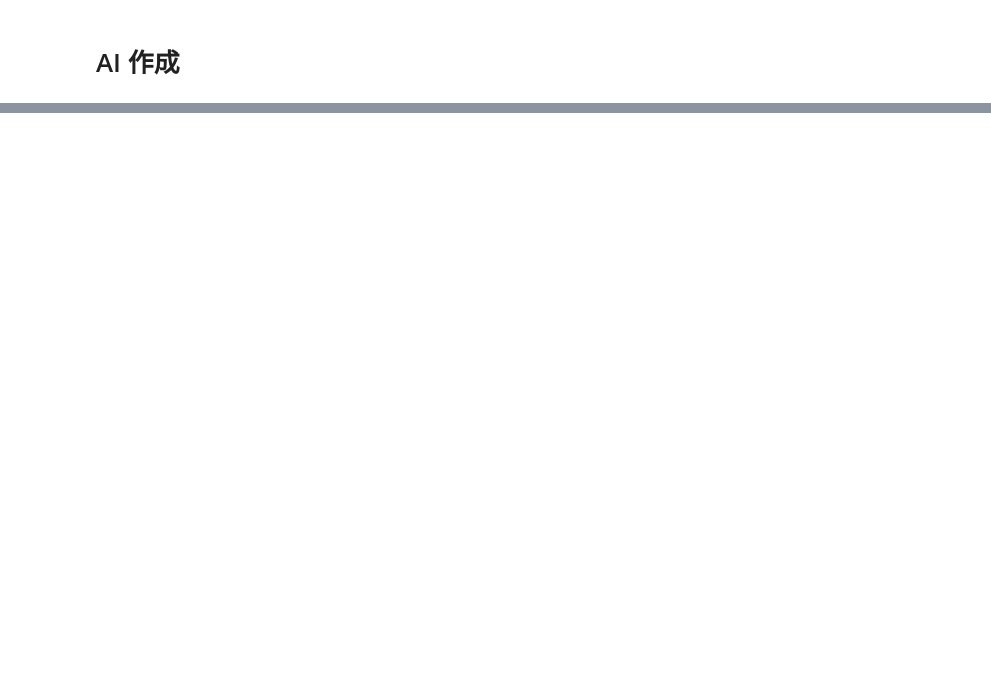
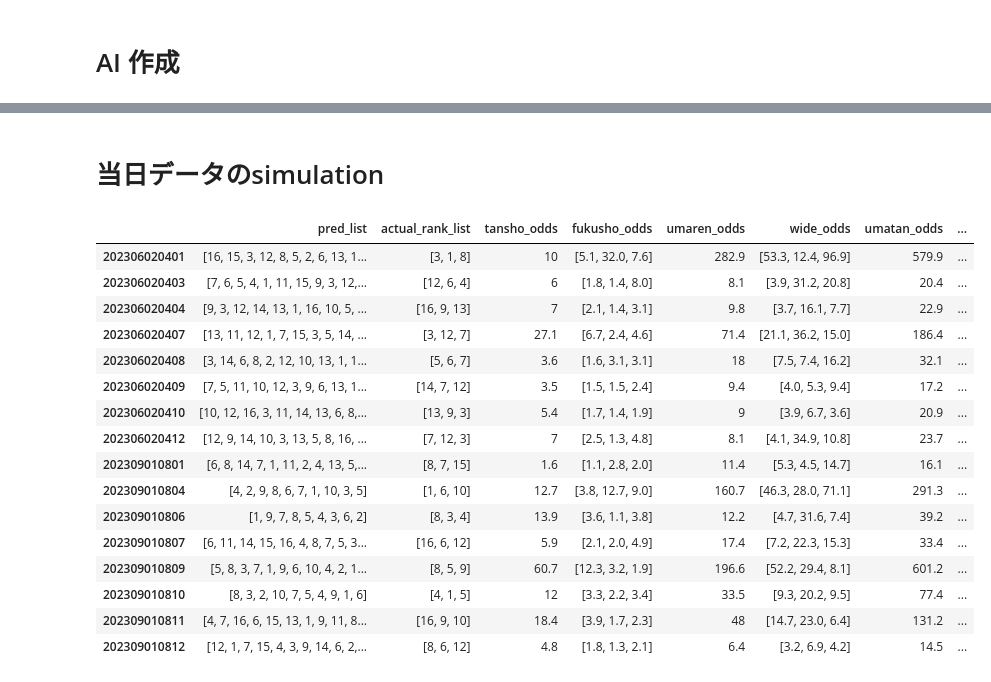
Before and after one commit to yodarjeering/horse_tmp, a Jupyter notebook: main.ipynb, the cells around one changed output, grey strips where cells are left out. Cells and saved outputs as stored; diff of their text form; code cells hidden in the pictures; blank space fills up the shorter version.

```diff
--- a/main.ipynb
+++ b/main.ipynb
@@ -780,0 +873,2 @@ print(importances.sort_values('importances', ascending=False)[:30])
+# %%
+target_race_id_list, target_race_time_list = prepare.scrape_race_id_race_time_list('20230305')
@@ -780,0 +882,16 @@ print(importances.sort_values('importances', ascending=False)[:30])
+# %%
+# -------データマージ
+data_merger = preprocess.DataMerger(
+    race_results_processor,
+    horse_results_processor,
+    peds_processor
+)
+data_merger.merge()
+
+# -------訓練データ作成
+make_train_data = preprocess.MakeTrainData(data_merger)
+make_train_data.categorize_id()
+make_train_data.categorize_peds()
+make_train_data.dumminize()
+make_train_data.add_date_cosin()
+processed_df = make_train_data.get_processed_df()
@@ -780,0 +1058,32 @@ print(importances.sort_values('importances', ascending=False)[:30])
+# %% [markdown]
+# 当日データのsimulation
+# %%
+#------エラーでたrace対策
+target_race_id_list = []
+for data_c in data_c_list:
+    race_id = data_c.index[0]
+    target_race_id_list.append(race_id)
+# %%
+ts = simulator.TodaySimulator(lgb_rank)
+return_table_today = ts.return_table_today(target_race_id_list)
+result_df_today_rank = ts.get_result_df(data_c_list, return_table_today, target_race_id_list)
+# %%
+result_df_today_rank
+# %% [output]
+|  | pred_list | actual_rank_list | tansho_odds | fukusho_odds | umaren_odds | wide_odds | umatan_odds | ... |
+| 202306020401 | [16, 15, 3, 12, 8, 5, 2, 6, 13, 1... | [3, 1, 8] | 10 | [5.1, 32.0, 7.6] | 282.9 | [53.3, 12.4, 96.9] | 579.9 | ... |
+| 202306020403 | [7, 6, 5, 4, 1, 11, 15, 9, 3, 12,... | [12, 6, 4] | 6 | [1.8, 1.4, 8.0] | 8.1 | [3.9, 31.2, 20.8] | 20.4 | ... |
+| 202306020404 | [9, 3, 12, 14, 13, 1, 16, 10, 5, ... | [16, 9, 13] | 7 | [2.1, 1.4, 3.1] | 9.8 | [3.7, 16.1, 7.7] | 22.9 | ... |
+| 202306020407 | [13, 11, 12, 1, 7, 15, 3, 5, 14, ... | [3, 12, 7] | 27.1 | [6.7, 2.4, 4.6] | 71.4 | [21.1, 36.2, 15.0] | 186.4 | ... |
+| 202306020408 | [3, 14, 6, 8, 2, 12, 10, 13, 1, 1... | [5, 6, 7] | 3.6 | [1.6, 3.1, 3.1] | 18 | [7.5, 7.4, 16.2] | 32.1 | ... |
+| 202306020409 | [7, 5, 11, 10, 12, 3, 9, 6, 13, 1... | [14, 7, 12] | 3.5 | [1.5, 1.5, 2.4] | 9.4 | [4.0, 5.3, 9.4] | 17.2 | ... |
+| 202306020410 | [10, 12, 16, 3, 11, 14, 13, 6, 8,... | [13, 9, 3] | 5.4 | [1.7, 1.4, 1.9] | 9 | [3.9, 6.7, 3.6] | 20.9 | ... |
+| 202306020412 | [12, 9, 14, 10, 3, 13, 5, 8, 16, ... | [7, 12, 3] | 7 | [2.5, 1.3, 4.8] | 8.1 | [4.1, 34.9, 10.8] | 23.7 | ... |
+| 202309010801 | [6, 8, 14, 7, 1, 11, 2, 4, 13, 5,... | [8, 7, 15] | 1.6 | [1.1, 2.8, 2.0] | 11.4 | [5.3, 4.5, 14.7] | 16.1 | ... |
+| 202309010804 | [4, 2, 9, 8, 6, 7, 1, 10, 3, 5] | [1, 6, 10] | 12.7 | [3.8, 12.7, 9.0] | 160.7 | [46.3, 28.0, 71.1] | 291.3 | ... |
+| 202309010806 | [1, 9, 7, 8, 5, 4, 3, 6, 2] | [8, 3, 4] | 13.9 | [3.6, 1.1, 3.8] | 12.2 | [4.7, 31.6, 7.4] | 39.2 | ... |
+| 202309010807 | [6, 11, 14, 15, 16, 4, 8, 7, 5, 3... | [16, 6, 12] | 5.9 | [2.1, 2.0, 4.9] | 17.4 | [7.2, 22.3, 15.3] | 33.4 | ... |
+| 202309010809 | [5, 8, 3, 7, 1, 9, 6, 10, 4, 2, 1... | [8, 5, 9] | 60.7 | [12.3, 3.2, 1.9] | 196.6 | [52.2, 29.4, 8.1] | 601.2 | ... |
+| 202309010810 | [8, 3, 2, 10, 7, 5, 4, 9, 1, 6] | [4, 1, 5] | 12 | [3.3, 2.2, 3.4] | 33.5 | [9.3, 20.2, 9.5] | 77.4 | ... |
+| 202309010811 | [4, 7, 16, 6, 15, 13, 1, 9, 11, 8... | [16, 9, 10] | 18.4 | [3.9, 1.7, 2.3] | 48 | [14.7, 23.0, 6.4] | 131.2 | ... |
+| 202309010812 | [12, 1, 7, 15, 4, 3, 9, 14, 6, 2,... | [8, 6, 12] | 4.8 | [1.8, 1.3, 2.1] | 6.4 | [3.2, 6.9, 4.2] | 14.5 | ... |
```
Also changed, not shown: parts of 92 cells of this notebook, 9 other files.
